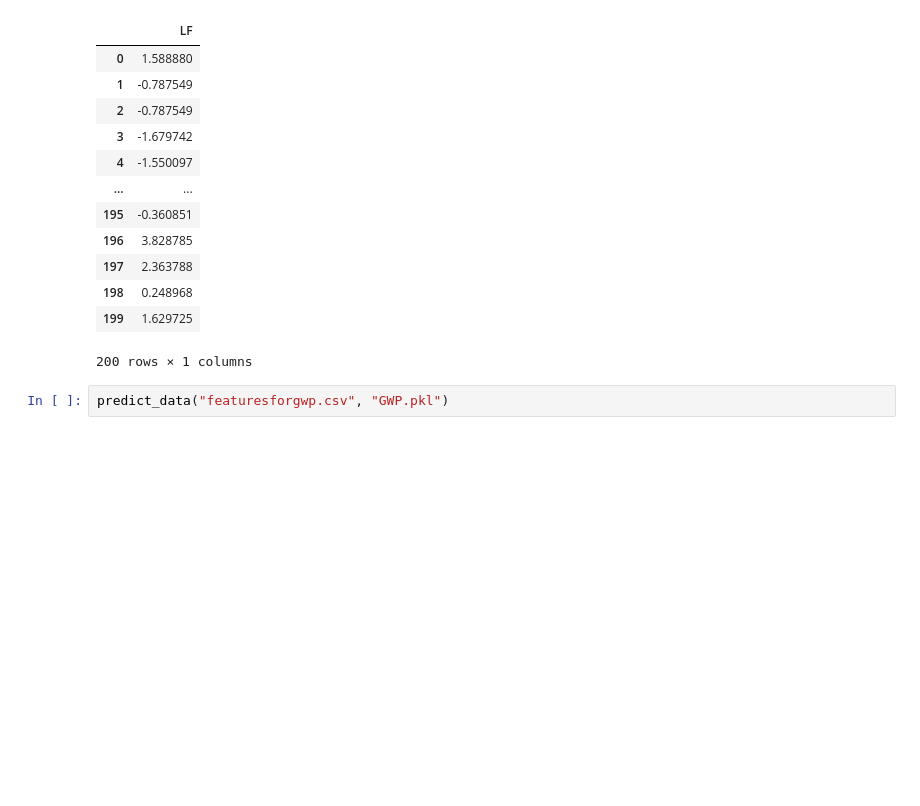
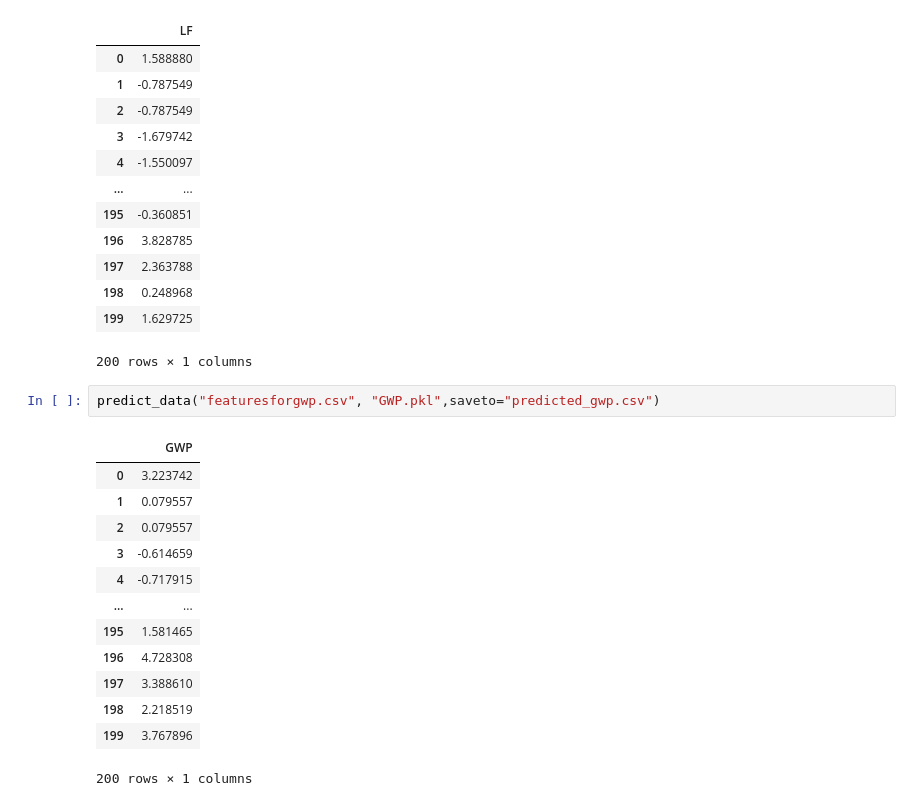
Before and after one commit to sxm13/GWP-project, a Jupyter notebook: example.ipynb, the cells around one changed output. Saved outputs shown, nothing was run; the diff lists cells and outputs as text; blank space fills up the shorter version.

```diff
--- a/example.ipynb
+++ b/example.ipynb
@@ -120,4 +140,18 @@ predict_data("featuresforgwp.csv", "LF.pkl")
 | 199 | 1.629725 |
 200 rows × 1 columns
 # %%
-predict_data("featuresforgwp.csv", "GWP.pkl")
+predict_data("featuresforgwp.csv", "GWP.pkl",saveto="predicted_gwp.csv")
+# %% [output]
+|  | GWP |
+| 0 | 3.223742 |
+| 1 | 0.079557 |
+| 2 | 0.079557 |
+| 3 | -0.614659 |
+| 4 | -0.717915 |
+| ... | ... |
+| 195 | 1.581465 |
+| 196 | 4.728308 |
+| 197 | 3.388610 |
+| 198 | 2.218519 |
+| 199 | 3.767896 |
+200 rows × 1 columns
```
Also changed, not shown: parts of 6 cells of this notebook.
